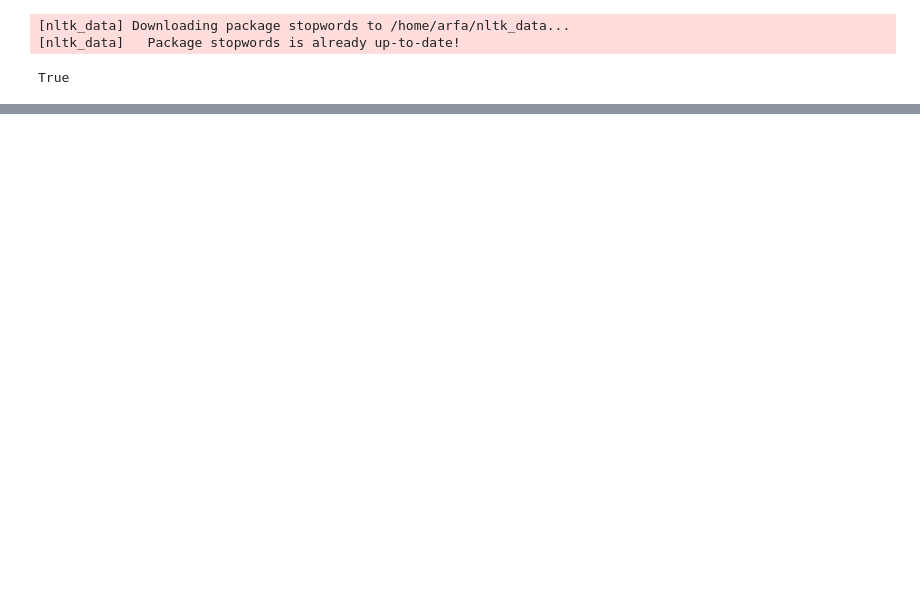
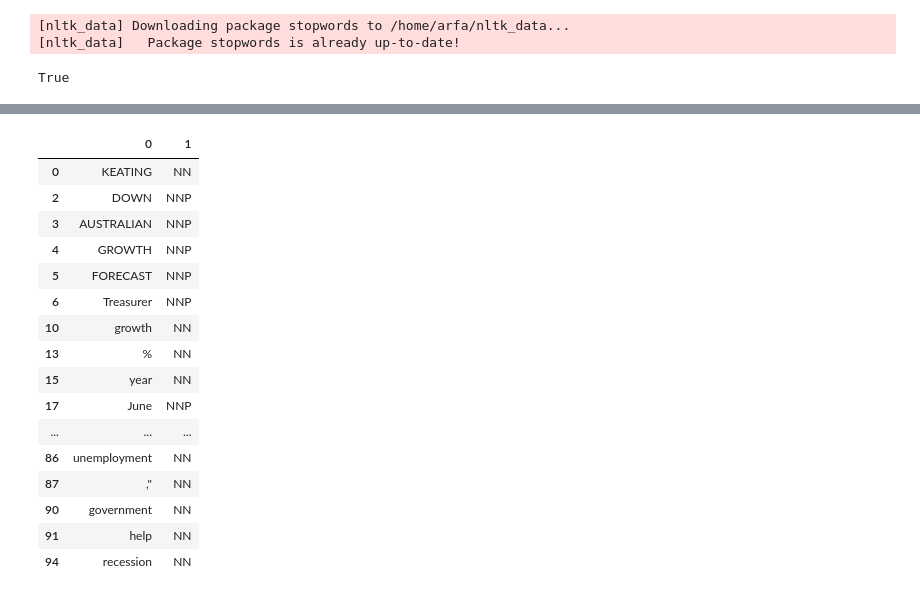
Before and after one commit to yusufakcakaya/Algorythm-NLP-Entity-Recognition, a Jupyter notebook: Information_Extraction_Pipeline.ipynb, the cells around one changed output, grey strips where cells are left out. Cells and saved outputs as stored; diff of their text form; code cells hidden in the pictures; blank space fills up the shorter version.

```diff
--- a/Information_Extraction_Pipeline.ipynb
+++ b/Information_Extraction_Pipeline.ipynb
@@ -465,6 +524,24 @@ verbs_df
 # %%
-#noun_df = df.loc[df['1'].isin(['NN', 'NNP','NNS'])]
-#noun_df
+noun_df = df.loc[df[1].isin(['NN', 'NNP','NNS'])]
+noun_df
+# %% [output]
+|  | 0 | 1 |
+| 0 | KEATING | NN |
+| 2 | DOWN | NNP |
+| 3 | AUSTRALIAN | NNP |
+| 4 | GROWTH | NNP |
+| 5 | FORECAST | NNP |
+| 6 | Treasurer | NNP |
+| 10 | growth | NN |
+| 13 | % | NN |
+| 15 | year | NN |
+| 17 | June | NNP |
+| ... | ... | ... |
+| 86 | unemployment | NN |
+| 87 | ," | NN |
+| 90 | government | NN |
+| 91 | help | NN |
+| 94 | recession | NN |
 # %%
 df = pd.DataFrame.from_records(entity_df)
 df
```
Also changed, not shown: parts of 31 cells of this notebook, 3 other files.
